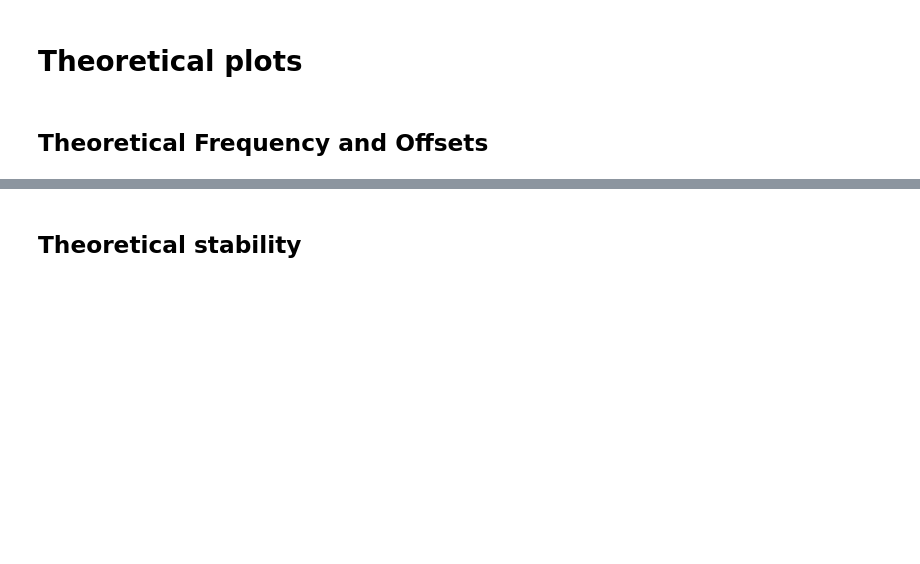
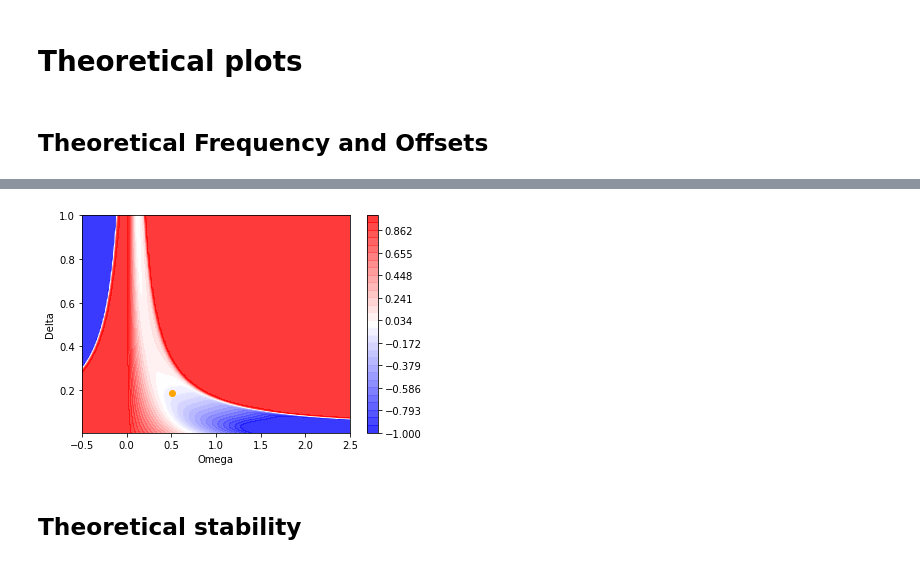
Before and after one commit to parkseo7/KuramotoPlasticDelay, a Jupyter notebook: analysisND.ipynb, the cells around one changed output, grey strips where cells are left out. Cells and saved outputs as stored; diff of their text form; code cells hidden in the pictures; blank space fills up the shorter version.

```diff
--- a/analysisND.ipynb
+++ b/analysisND.ipynb
@@ -175,3 +177,34 @@ Global Frequency = 0.662792191439512
+# %%
+# Asymptotic expansion of global frequency equation (use same meshes as above)
+err_mesh_exp = np.zeros(Omega_mesh.shape)
+
+# Define RS of asymptotic expansion
+RS1 = lambda Omega, delta2: np.sin(-Omega*tau0)*np.exp(-(1-Omega*gain)**2*delta2/2)/2 - eigenlib.sine_fold(delta2, steps=200)
+RS2 = lambda Omega, delta2: np.cos(-Omega*tau0)*np.sum(eigenlib.sine_fold_poly(Omega, delta2, tau0, gain, deg=10))
+RS3 = lambda Omega, delta2: eigenlib.sine_fold_gain(Omega, delta2, tau0, gain, steps=200)
+
+err_fun_exp = lambda Omega, delta2: w0 + g*(RS1(Omega, delta2) + RS2(Omega, delta2)) - Omega
+
+for k in range(Omega_lin.size):
+    for l in range(delta_lin.size):
+        err = err_fun_exp(Omega_mesh[k,l], delta_mesh[k,l]**2)
+        err = np.max((np.min((err, 1)), -1))
+        err_mesh[k,l] = err
+
+fig, ax = plt.subplots(1,1)
+ax.set_xlabel("Omega")
+ax.set_ylabel("Delta")
+
+alpha = 0.8
+levels = np.linspace(-1, 1, 30)
+
+CS = ax.contourf(Omega_mesh, delta_mesh, err_mesh, levels, cmap='bwr', alpha=alpha)
+ax.autoscale(False)
+ax.scatter(np.array([asy_Omega]), np.array([np.sqrt(sigma2)]), color='orange', zorder=1)
+
+cbar = plt.colorbar(CS)
+# %% [output]
+[figure, added]
 # %% [markdown]
 ## Theoretical stability
 # %%
```
Also changed, not shown: parts of 9 cells of this notebook, 2 other files.
